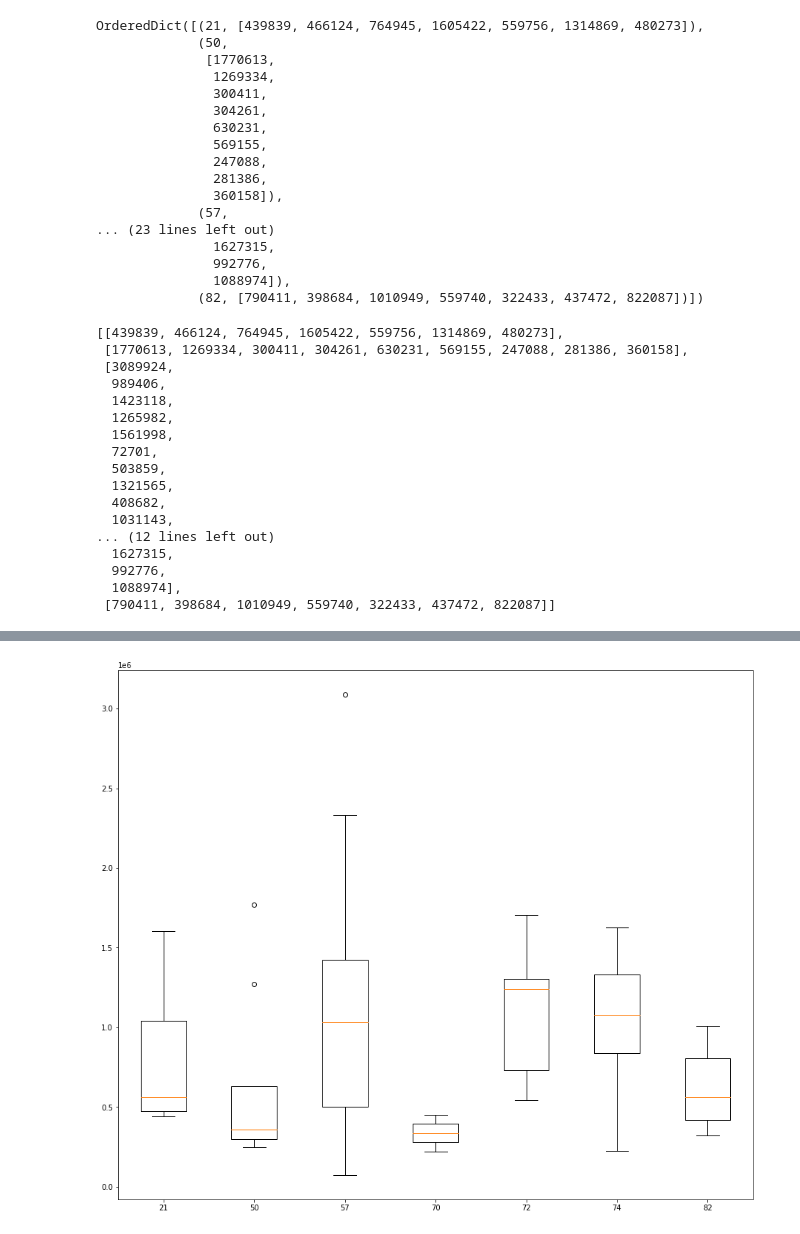
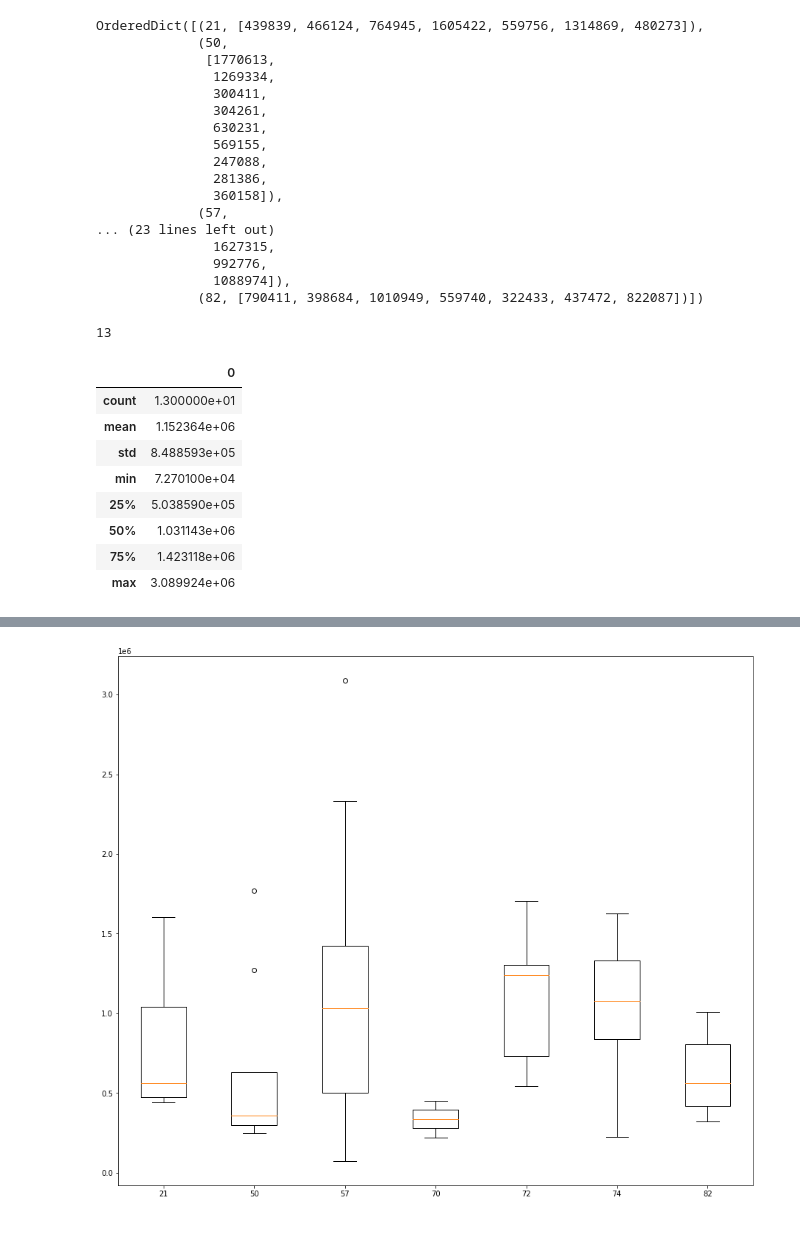
Before and after one commit to MikeyHV/KaggleHackTheHuman_2022, a Jupyter notebook: ipynbs/actualDataExploration.ipynb, the cells around one changed output, grey strips where cells are left out. Saved outputs shown, nothing was run; the diff lists cells and outputs as text; code cells hidden in the pictures.

```diff
--- a/ipynbs/actualDataExploration.ipynb
+++ b/ipynbs/actualDataExploration.ipynb
@@ -295,23 +295,20 @@ OrderedDict([(21, [439839, 466124, 764945, 1605422, 559756, 1314869, 480273]),
                992776,
                1088974]),
              (82, [790411, 398684, 1010949, 559740, 322433, 437472, 822087])])
-# %%
-zz
-# %% [output]
-[[439839, 466124, 764945, 1605422, 559756, 1314869, 480273],
- [1770613, 1269334, 300411, 304261, 630231, 569155, 247088, 281386, 360158],
- [3089924,
-  989406,
-  1423118,
-  1265982,
-  1561998,
-  72701,
-  503859,
-  1321565,
-  408682,
-  1031143,
-... (12 lines left out)
-  1627315,
-  992776,
-  1088974],
- [790411, 398684, 1010949, 559740, 322433, 437472, 822087]]
+# %%
+len(ageGroups[57])
+# %% [output]
+13
+# %%
+df_describe = pd.DataFrame(np.array(ageGroups[57]))
+df_describe.describe()
+# %% [output]
+|  | 0 |
+| count | 1.300000e+01 |
+| mean | 1.152364e+06 |
+| std | 8.488593e+05 |
+| min | 7.270100e+04 |
+| 25% | 5.038590e+05 |
+| 50% | 1.031143e+06 |
+| 75% | 1.423118e+06 |
+| max | 3.089924e+06 |
```
Also changed, not shown: parts of 2 cells of this notebook.
